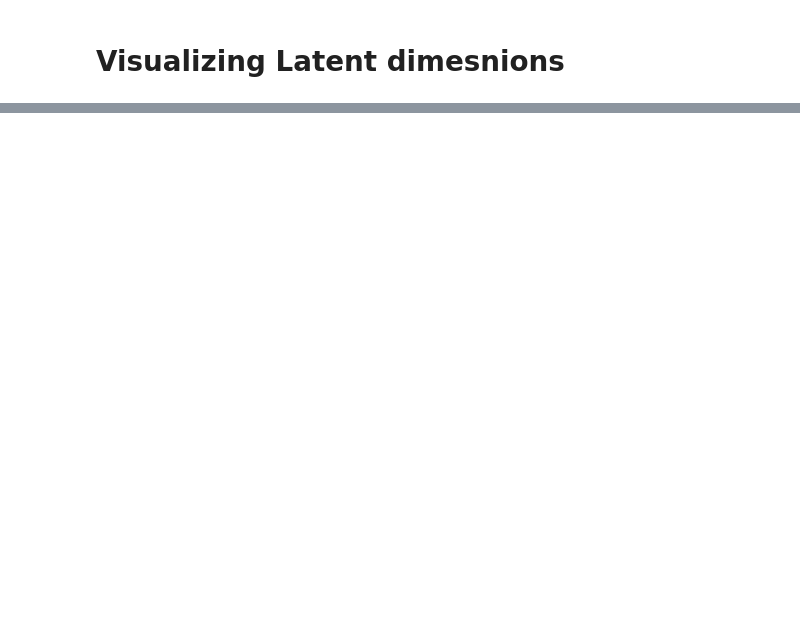
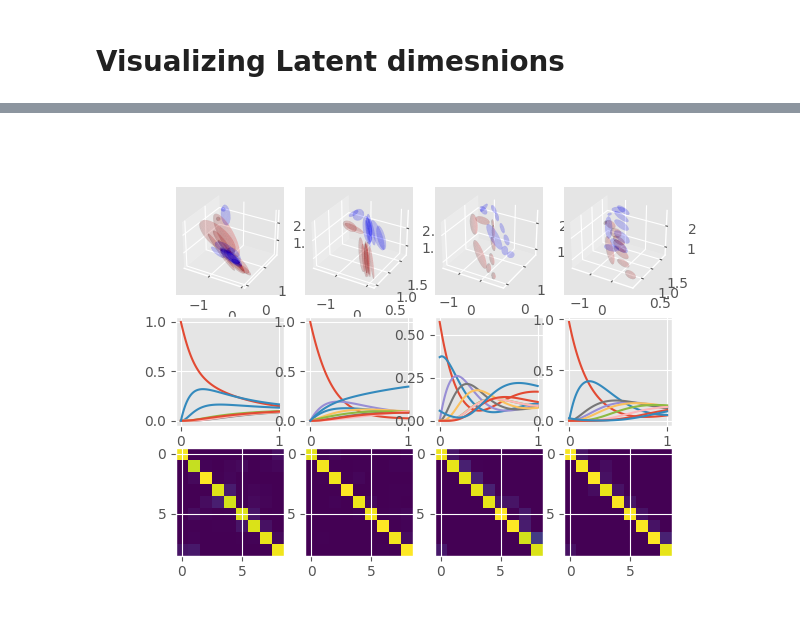
Before and after one commit to souljaboy764/mild-hri, a Jupyter notebook: mild_hri/eval_notebooks/latent_plotter.ipynb, the cells around one changed output, grey strips where cells are left out. Drawn from its saved outputs; the diff is of its cells as text; code cells hidden in the pictures; blank space fills up the shorter version.

Commit message:
cleaned up latent plotting

```diff
--- a/mild_hri/eval_notebooks/latent_plotter.ipynb
+++ b/mild_hri/eval_notebooks/latent_plotter.ipynb
@@ -96,0 +3,41 @@ tensor([0.9915, 1.0000, 1.0000, 1.0000, 1.0000, 1.0000, 1.0000, 1.0022, 1.0106],
+# %%
+%matplotlib widget
+import numpy as np
+import matplotlib.pyplot as plt
+
+import pbdlib_torch as pbd_torch
+
+import torch
+
+ckpt_path = input()
+ckpt = torch.load(ckpt_path)
+args_ckpt = ckpt['args']
+z_dim = args_ckpt.latent_dim
+ssm_list = ckpt['ssm']
+actions = ['Hand Wave', 'Hand Shake', 'Rocket Fistbump', 'Parachute Fistbump']
+
+fig = plt.figure()
+ax_dists = []
+ax_alpha= []
+ax_trans = []
+for i in range(4):
+	ax_dists.append(fig.add_subplot(3, 4, i+1, projection='3d'))
+	ax_alpha.append(fig.add_subplot(3, 4, 4+i+1))
+	ax_trans.append(fig.add_subplot(3, 4, 8+i+1))
+for a in range(len(ssm_list)):
+	ssm = ssm_list[a]
+
+	alpha = ssm.forward_variable(marginal=[], sample_size=100)
+
+	ax_alpha[a].plot(np.linspace(0, 1, 100), alpha.T.detach().cpu().numpy(), linestyle='-')
+	ax_trans[a].imshow(ssm.Trans.detach().cpu().numpy())
+
+	for i in range(ssm.nb_states):
+		pbd_torch.plot_gauss3d(ax_dists[a], ssm.mu[i, :3].detach().cpu().numpy(), ssm.sigma[i, :3, :3].detach().cpu().numpy(),
+					color='red', alpha=0.1)
+		pbd_torch.plot_gauss3d(ax_dists[a], ssm.mu[i, z_dim:z_dim+3].detach().cpu().numpy(), ssm.sigma[i, z_dim:z_dim+3, z_dim:z_dim+3].detach().cpu().numpy(),
+					color='blue', alpha=0.1)
+
+	# break
+# %% [output]
+[figure, added]
```
Also changed, not shown: parts of 1 cell of this notebook.
